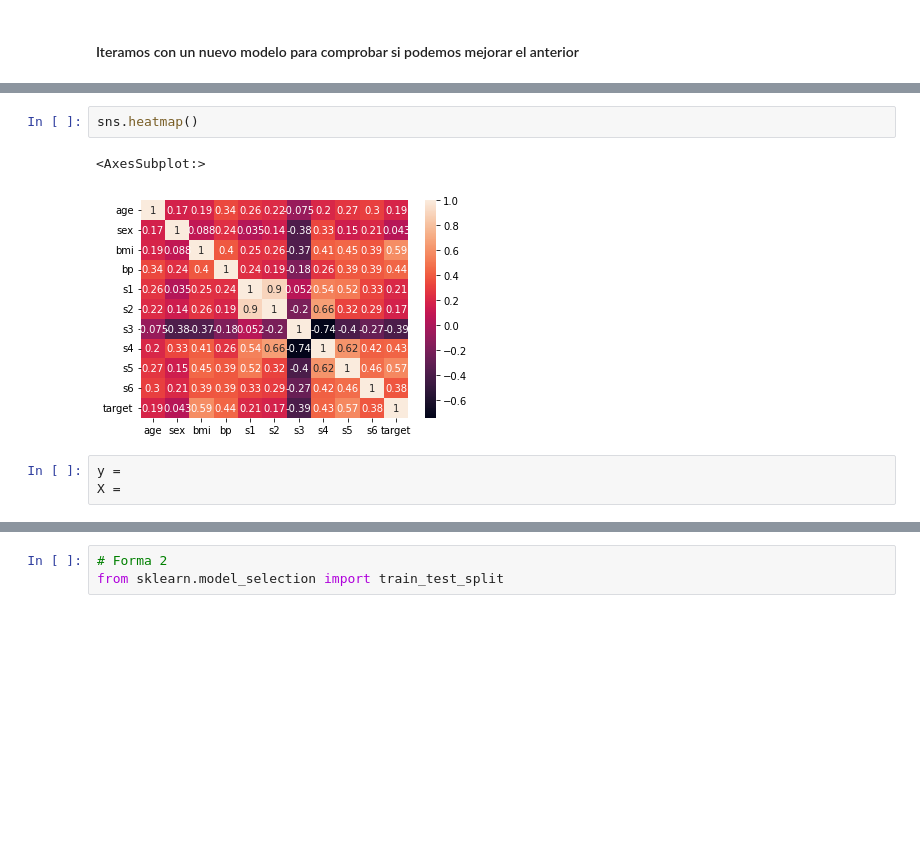
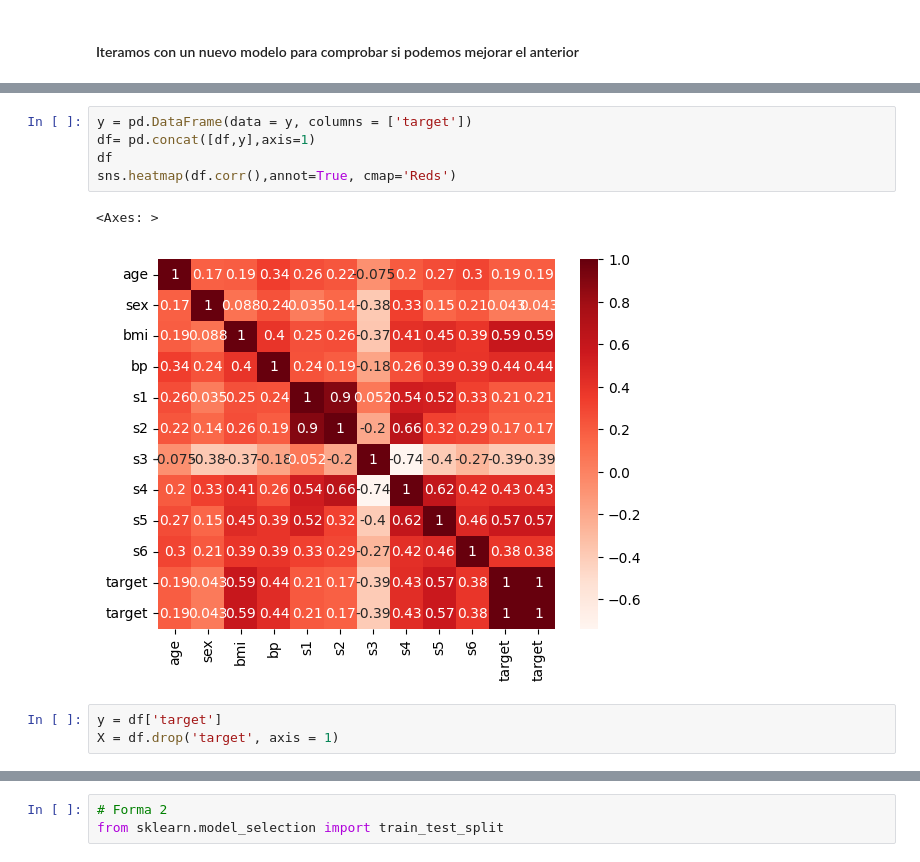
Before and after one commit to Javiersdiaz/DS102024, a Jupyter notebook: 3-MachineLearning/2-Supervisado/2-RegresionLineal/Ejercicio/2 Diabetes.ipynb, the cells around one changed output, grey strips where cells are left out. Cells and saved outputs as stored; diff of their text form; blank space fills up the shorter version.

```diff
--- a/3-MachineLearning/2-Supervisado/2-RegresionLineal/Ejercicio/2 Diabetes.ipynb
+++ b/3-MachineLearning/2-Supervisado/2-RegresionLineal/Ejercicio/2 Diabetes.ipynb
@@ -401,11 +411,14 @@ df
-# %%
-sns.heatmap()
-# %% [output]
-<AxesSubplot:>
-[figure, removed]
-# %%
-y =
-X =
+# %%
+y = pd.DataFrame(data = y, columns = ['target'])
+df= pd.concat([df,y],axis=1)
+df
+sns.heatmap(df.corr(),annot=True, cmap='Reds')
+# %% [output]
+<Axes: >
+[figure, added]
+# %%
+y = df['target']
+X = df.drop('target', axis = 1)
 # %%
 X
 # %% [output]
```
Also changed, not shown: parts of 7 cells of this notebook, 2 other files.
